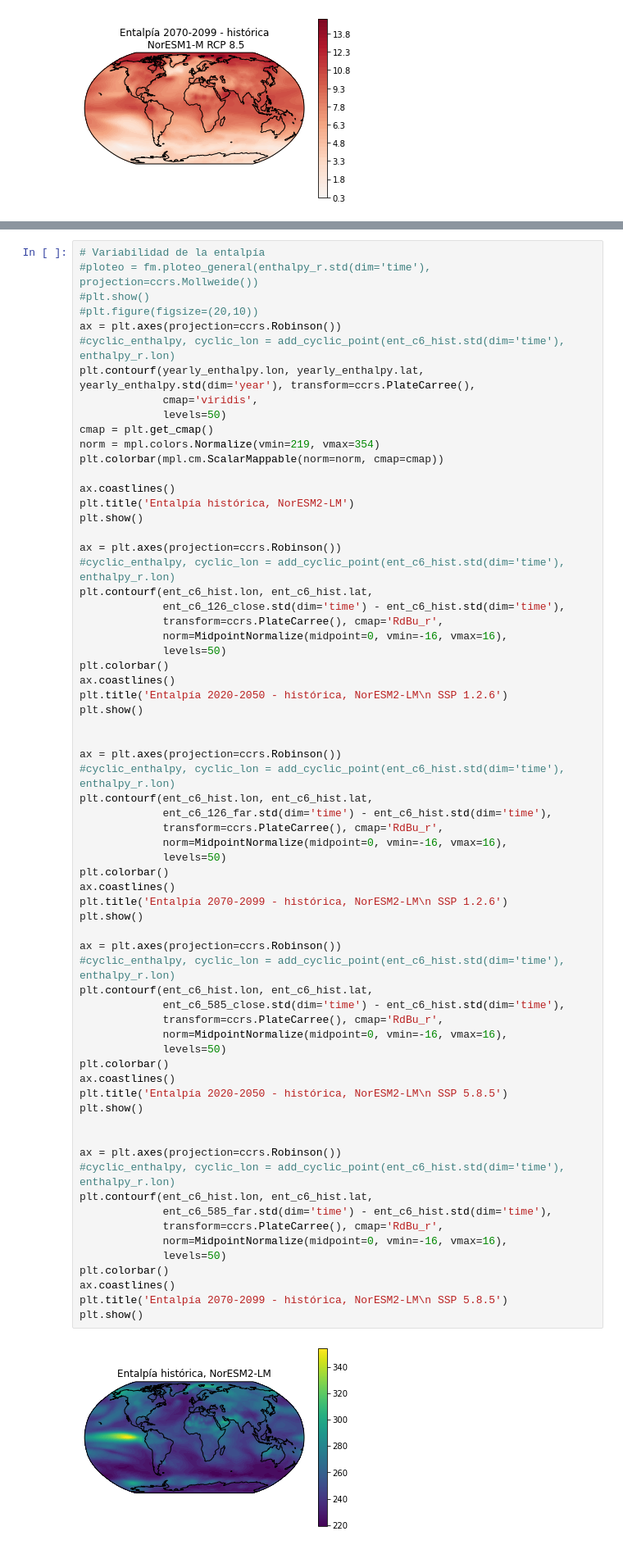
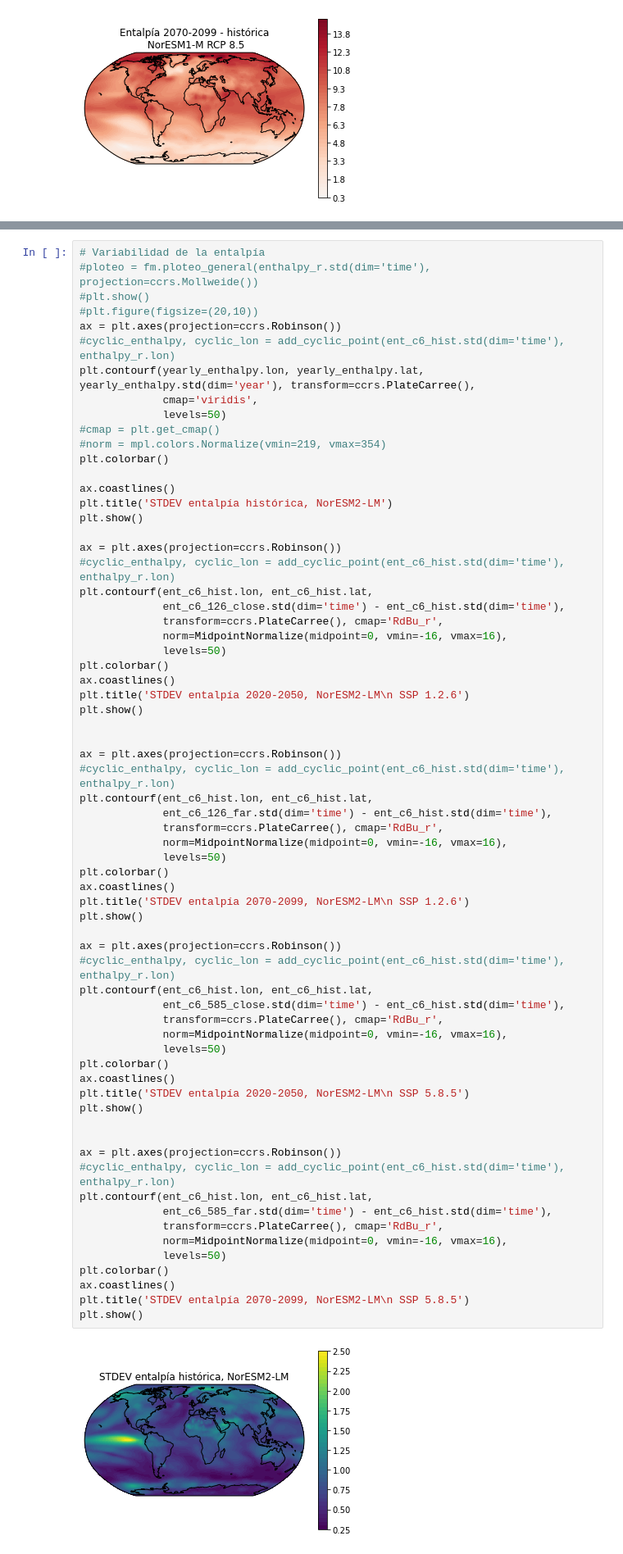
Before and after one commit to blychs/climatologia_fisica, a Jupyter notebook: practica3.ipynb, the cells around one changed output, grey strips where cells are left out. Shown at 82% size. Saved outputs shown, nothing was run; the diff lists cells and outputs as text.

```diff
--- a/practica3.ipynb
+++ b/practica3.ipynb
@@ -597,12 +853,12 @@ ax = plt.axes(projection=ccrs.Robinson())
 plt.contourf(yearly_enthalpy.lon, yearly_enthalpy.lat, yearly_enthalpy.std(dim='year'), transform=ccrs.PlateCarree(),
              cmap='viridis',
              levels=50)
-cmap = plt.get_cmap()
-norm = mpl.colors.Normalize(vmin=219, vmax=354)
-plt.colorbar(mpl.cm.ScalarMappable(norm=norm, cmap=cmap))
+#cmap = plt.get_cmap()
+#norm = mpl.colors.Normalize(vmin=219, vmax=354)
+plt.colorbar()
 
 ax.coastlines()
-plt.title('Entalpía histórica, NorESM2-LM')
+plt.title('STDEV entalpía histórica, NorESM2-LM')
 plt.show()
 
 ax = plt.axes(projection=ccrs.Robinson())
@@ -614,7 +870,7 @@ plt.contourf(ent_c6_hist.lon, ent_c6_hist.lat,
              levels=50)
 plt.colorbar()
 ax.coastlines()
-plt.title('Entalpía 2020-2050 - histórica, NorESM2-LM\n SSP 1.2.6')
+plt.title('STDEV entalpía 2020-2050, NorESM2-LM\n SSP 1.2.6')
 plt.show()
 
 
@@ -625,34 +881,34 @@ plt.contourf(ent_c6_hist.lon, ent_c6_hist.lat,
              transform=ccrs.PlateCarree(), cmap='RdBu_r',
              norm=MidpointNormalize(midpoint=0, vmin=-16, vmax=16),
              levels=50)
 plt.colorbar()
 ax.coastlines()
-plt.title('Entalpía 2070-2099 - histórica, NorESM2-LM\n SSP 1.2.6')
+plt.title('STDEV entalpía 2070-2099, NorESM2-LM\n SSP 1.2.6')
 plt.show()
 
 ax = plt.axes(projection=ccrs.Robinson())
 #cyclic_enthalpy, cyclic_lon = add_cyclic_point(ent_c6_hist.std(dim='time'), enthalpy_r.lon)
 plt.contourf(ent_c6_hist.lon, ent_c6_hist.lat,
              ent_c6_585_close.std(dim='time') - ent_c6_hist.std(dim='time'),
              transform=ccrs.PlateCarree(), cmap='RdBu_r',
              norm=MidpointNormalize(midpoint=0, vmin=-16, vmax=16),
              levels=50)
 plt.colorbar()
 ax.coastlines()
-plt.title('Entalpía 2020-2050 - histórica, NorESM2-LM\n SSP 5.8.5')
+plt.title('STDEV entalpía 2020-2050, NorESM2-LM\n SSP 5.8.5')
 plt.show()
 
 
 ax = plt.axes(projection=ccrs.Robinson())
 #cyclic_enthalpy, cyclic_lon = add_cyclic_point(ent_c6_hist.std(dim='time'), enthalpy_r.lon)
 plt.contourf(ent_c6_hist.lon, ent_c6_hist.lat,
              ent_c6_585_far.std(dim='time') - ent_c6_hist.std(dim='time'),
              transform=ccrs.PlateCarree(), cmap='RdBu_r',
              norm=MidpointNormalize(midpoint=0, vmin=-16, vmax=16),
              levels=50)
 plt.colorbar()
 ax.coastlines()
-plt.title('Entalpía 2070-2099 - histórica, NorESM2-LM\n SSP 5.8.5')
+plt.title('STDEV entalpía 2070-2099, NorESM2-LM\n SSP 5.8.5')
 plt.show()
 # %% [output]
-[figure, old version]
+[figure, new version]
```
Also changed, not shown: parts of 7 cells of this notebook.
